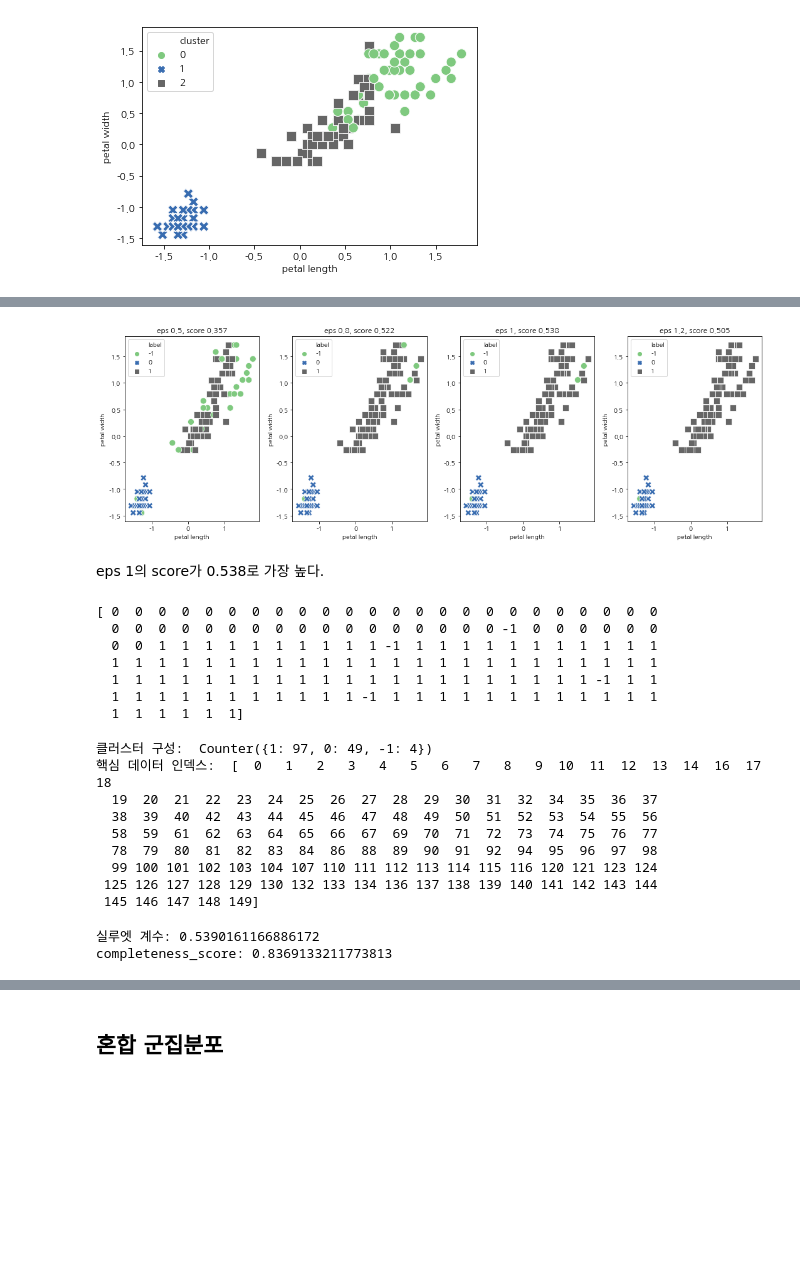
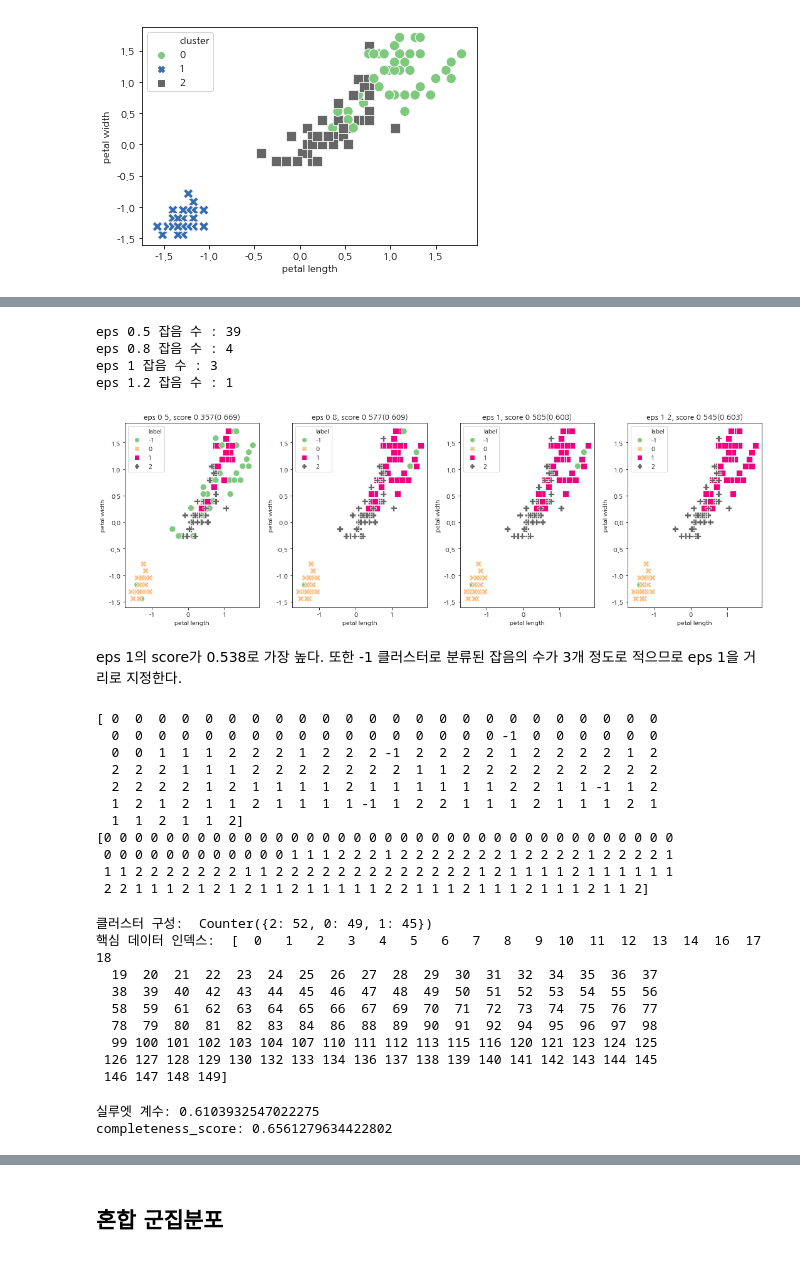
Before and after one commit to qiwerr1004/ADP_go, a Jupyter notebook: final/book/CHAP10.비지도학습.ipynb, the cells around one changed output, grey strips where cells are left out. Cells and saved outputs as stored; diff of their text form; code cells hidden in the pictures; blank space fills up the shorter version.

```diff
--- a/final/book/CHAP10.비지도학습.ipynb
+++ b/final/book/CHAP10.비지도학습.ipynb
@@ -738,62 +742,78 @@ plt.show()
 # %%
 from sklearn.cluster import DBSCAN
 #앞서 표준화한 데이터 사용
-dt.drop(columns='cluster', inplace=True)
+# dt.drop(columns='cluster', inplace=True)
 # 적정한 eps 정하기 (min_samples는 10으로 고정함)
 # eps를 증가시키면 하나의 클러스터에 더 많은 포인트가 포함된다.
 #이는 클러스터를 커지게 하지만 여러 클러스터를 하나로 합치게도 만든다.
 #min_samples는 클러스터의 최소 크기를 결정한다.print("적정한 eps 정하기:")
 eps_list =[0.5, 0.8, 1, 1.2] # eps 후보군
 fig, axes = plt.subplots(1,4, figsize = (15,5))
 for ax, eps in zip(axes, eps_list):
     db = DBSCAN(eps=eps, min_samples = 5).fit(dt)
     temp_df = dt.copy()
     temp_df['label']=db.labels_ #예측결과
     sns.scatterplot(x='petal length', y='petal width', data=temp_df, hue='label', style='label', s=100, ax=ax, palette='Accent')
-    score = silhouette_score(dt, db.labels_)
-    ax.set_title("eps {}, score {:.3f}".format(eps, score))
+    e_idx = list(np.where(db.labels_ == -1)[0]) #잡음(레이블) 인덱스
+    print(f"eps {eps} 잡음 수 : {len(e_idx)}")
+    score = silhouette_score(dt[~dt.index.isin(e_idx)], db.labels_[db.labels_!=-1]) #잡음 제거한 score
+    o_score = silhouette_score(dt, db.labels_) #원본데이터 스코어(잡음포함)
+    ax.set_title(f"eps {eps}, score {o_score:.3f}({score:.3f})") #괄호는 잡음제거 스코어
 plt.tight_layout()
 plt.show()
 # %% [output]
+eps 0.5 잡음 수 : 39
+eps 0.8 잡음 수 : 4
+eps 1 잡음 수 : 3
+eps 1.2 잡음 수 : 1
-[figure, old version]
+[figure, new version]
 # %% [markdown]
-eps 1의 score가 0.538로 가장 높다.
+eps 1의 score가 0.538로 가장 높다. 또한 -1 클러스터로 분류된 잡음의 수가 3개 정도로 적으므로 eps 1을 거리로 지정한다.
 # %%
 # 확정한 eps를 기반으로 각 데이터의 군집을 반환
 eps = 1
 model = DBSCAN(eps=eps, min_samples = 10).fit(dt)
 DB_result = model.labels_ # 각 데이터의 군집 반환
 print(DB_result)
+
+#여기서 잡음 제거
+mask = list(np.where(DB_result != -1)[0]) #잡음(레이블) 인덱스를 뺀 인덱스
+DB_result = DB_result[mask]
+print(DB_result)
 # %% [output]
 [ 0  0  0  0  0  0  0  0  0  0  0  0  0  0  0  0  0  0  0  0  0  0  0  0
   0  0  0  0  0  0  0  0  0  0  0  0  0  0  0  0  0 -1  0  0  0  0  0  0
-  0  0  1  1  1  1  1  1  1  1  1  1 -1  1  1  1  1  1  1  1  1  1  1  1
-  1  1  1  1  1  1  1  1  1  1  1  1  1  1  1  1  1  1  1  1  1  1  1  1
-  1  1  1  1  1  1  1  1  1  1  1  1  1  1  1  1  1  1  1  1  1 -1  1  1
-  1  1  1  1  1  1  1  1  1  1  1 -1  1  1  1  1  1  1  1  1  1  1  1  1
-  1  1  1  1  1  1]
+  0  0  1  1  1  2  2  2  1  2  2  2 -1  2  2  2  2  1  2  2  2  2  1  2
+  2  2  2  1  1  1  2  2  2  2  2  2  2  1  1  2  2  2  2  2  2  2  2  2
+  2  2  2  2  1  2  1  1  1  1  2  1  1  1  1  1  1  2  2  1  1 -1  1  2
+  1  2  1  2  1  1  2  1  1  1  1 -1  1  2  2  1  1  1  2  1  1  1  2  1
+  1  1  2  1  1  2]
+[0 0 0 0 0 0 0 0 0 0 0 0 0 0 0 0 0 0 0 0 0 0 0 0 0 0 0 0 0 0 0 0 0 0 0 0 0
+ 0 0 0 0 0 0 0 0 0 0 0 0 1 1 1 2 2 2 1 2 2 2 2 2 2 2 1 2 2 2 2 1 2 2 2 2 1
+ 1 1 2 2 2 2 2 2 2 1 1 2 2 2 2 2 2 2 2 2 2 2 2 2 1 2 1 1 1 1 2 1 1 1 1 1 1
+ 2 2 1 1 1 2 1 2 1 2 1 1 2 1 1 1 1 1 2 2 1 1 1 2 1 1 1 2 1 1 1 2 1 1 2]
 # %%
 # 군집 정보 확인
-print("클러스터 구성: ", Counter(model.labels_)) # 노이즈 샘플은 -1로 표시됨
+print("클러스터 구성: ", Counter(DB_result)) # 노이즈 샘플은 제거
 print("핵심 데이터 인덱스: ", model.core_sample_indices_)
 # %% [output]
-클러스터 구성:  Counter({1: 97, 0: 49, -1: 4})
+클러스터 구성:  Counter({2: 52, 0: 49, 1: 45})
 핵심 데이터 인덱스:  [  0   1   2   3   4   5   6   7   8   9  10  11  12  13  14  16  17  18
   19  20  21  22  23  24  25  26  27  28  29  30  31  32  34  35  36  37
   38  39  40  42  43  44  45  46  47  48  49  50  51  52  53  54  55  56
   58  59  61  62  63  64  65  66  67  69  70  71  72  73  74  75  76  77
   78  79  80  81  82  83  84  86  88  89  90  91  92  94  95  96  97  98
-  99 100 101 102 103 104 107 110 111 112 113 114 115 116 120 121 123 124
- 125 126 127 128 129 130 132 133 134 136 137 138 139 140 141 142 143 144
- 145 146 147 148 149]
+  99 100 101 102 103 104 107 110 111 112 113 115 116 120 121 123 124 125
+ 126 127 128 129 130 132 133 134 136 137 138 139 140 141 142 143 144 145
+ 146 147 148 149]
 # %%
 #타당성 평가: 클러스터링한 군집번호와 타겟의 군집번호가 반드시 일치할 필요는 없으며, 유사한 데이터 간 군집화만 잘 되어있으면 됨
 from sklearn.metrics import silhouette_score, completeness_score
 
-print(f"실루엣 계수: {silhouette_score(dt, DB_result)}")
-print(f"completeness_score: {completeness_score(Y, DB_result)}")
+print(f"실루엣 계수: {silhouette_score(dt.iloc[mask], DB_result)}")
+print(f"completeness_score: {completeness_score(Y[mask], DB_result)}")
 # %% [output]
-실루엣 계수: 0.5390161166886172
-completeness_score: 0.8369133211773813
+실루엣 계수: 0.6103932547022275
+completeness_score: 0.6561279634422802
 # %%
 # 군집 결과 시각화
```
Also changed, not shown: parts of 27 cells of this notebook.
